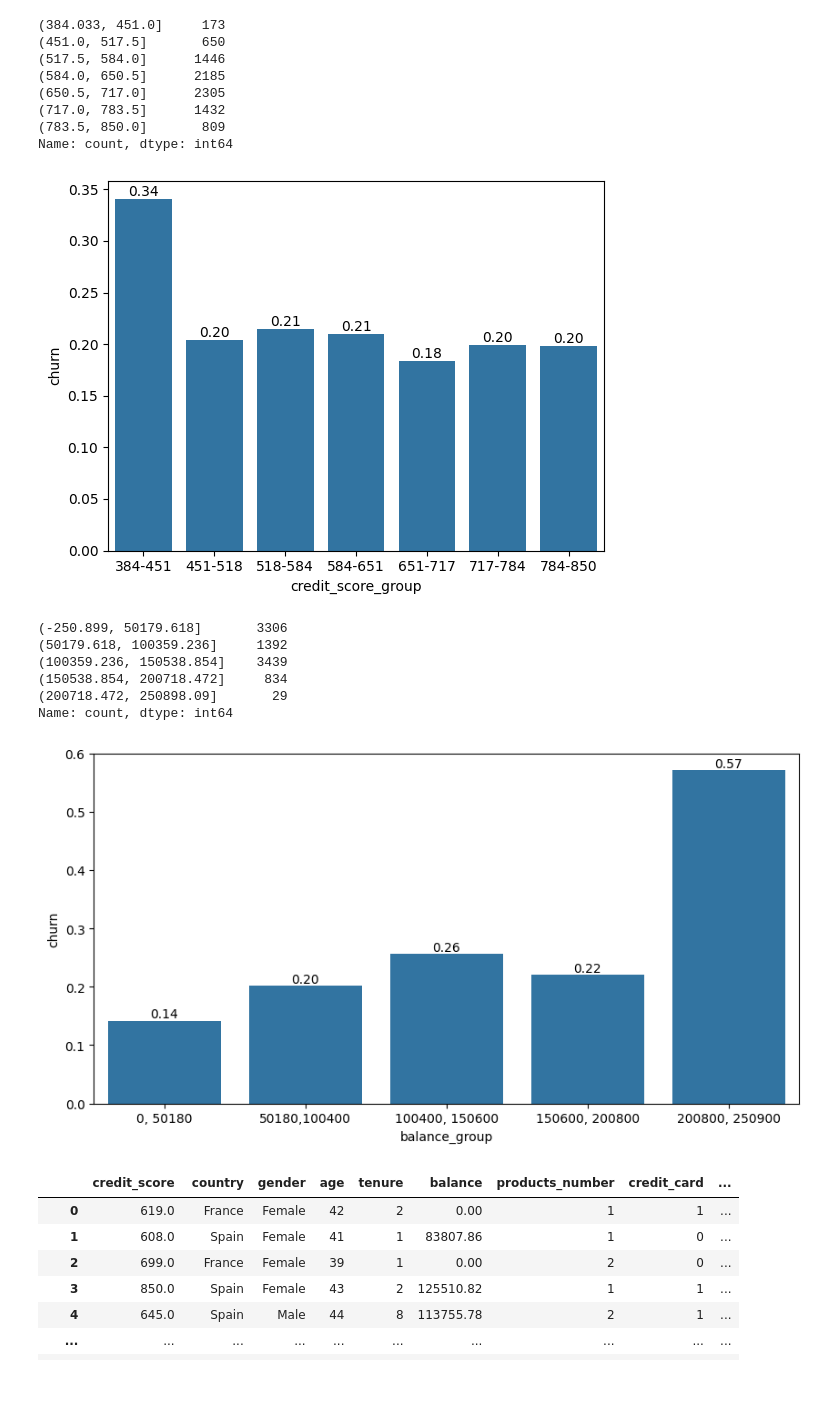
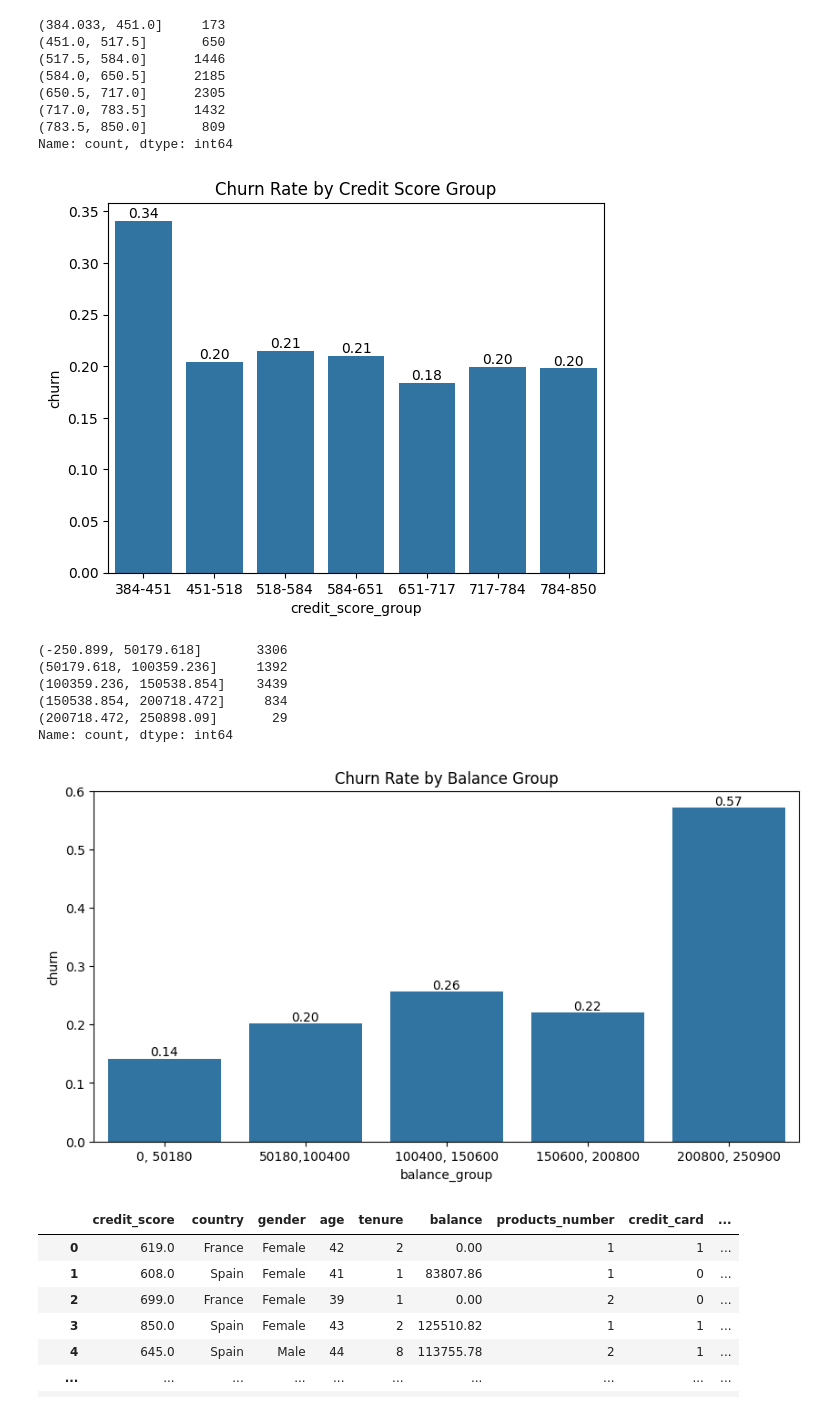
Before and after one commit to mihai20022/EuroBank_International, a Jupyter notebook: notebooks/2_exploratory_data_analysis.ipynb, the cells around one changed output. Saved outputs shown, nothing was run; the diff lists cells and outputs as text; code cells hidden in the pictures; blank space fills up the shorter version.

```diff
--- a/notebooks/2_exploratory_data_analysis.ipynb
+++ b/notebooks/2_exploratory_data_analysis.ipynb
@@ -87,17 +95,20 @@ Name: count, dtype: int64
 # %%
 bins=[384, 451, 518, 584, 651, 717, 784, 850]
 labels = ['384-451', '451-518', '518-584', '584-651','651-717', '717-784','784-850']
 
 df['credit_score_group'] = pd.cut(df['credit_score'], bins=bins, labels=labels, right=True)
 
 ax = sns.barplot(data=df, x='credit_score_group', y='churn', errorbar=None)
 
 for container in ax.containers:
     ax.bar_label(container=container, fmt='%.2f', label_type='edge')
 
+plt.title('Churn Rate by Credit Score Group')
+plt.savefig('../outputs/figures/exploratory_data_analysis/churn_rate_by_column/churn_rate_by_credit_score.png', dpi=300, bbox_inches='tight')
+
 plt.show()
 # %% [output]
-[figure, old version]
+[figure, new version]
 # %%
 df['balance'].value_counts(bins=5).sort_index()
 # %% [output]
@@ -119,10 +130,12 @@ ax = sns.barplot(data=df, x='balance_group', y='churn', errorbar=None)
 for container in ax.containers:
     ax.bar_label(container=container, fmt='%.2f', label_type='edge')
 
+plt.title('Churn Rate by Balance Group')
+plt.savefig('../outputs/figures/exploratory_data_analysis/churn_rate_by_column/churn_rate_by_balance.png', dpi=300, bbox_inches='tight')
 
 plt.show()
 # %% [output]
-[figure, old version]
+[figure, new version]
 # %%
 df
 # %% [output]
```
Also changed, not shown: parts of 9 cells of this notebook, 5 other files.
